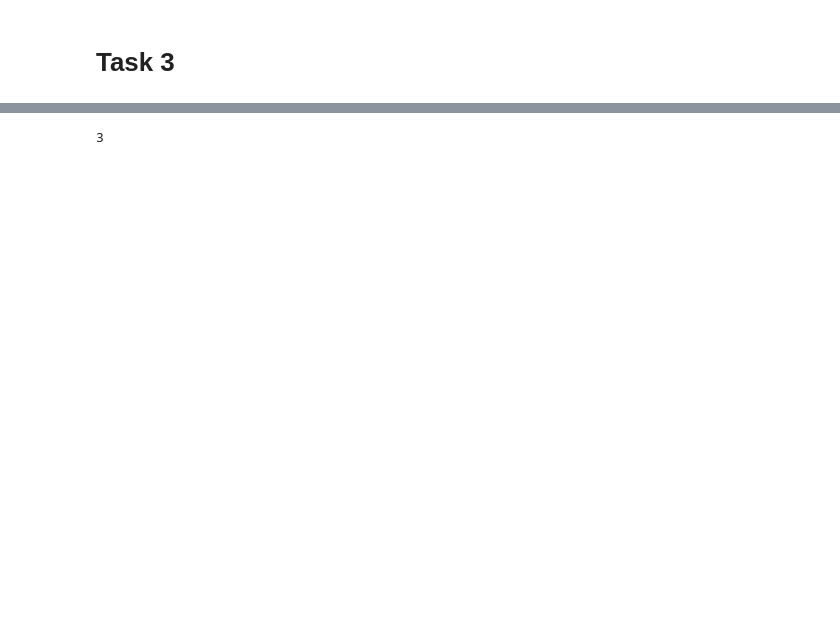
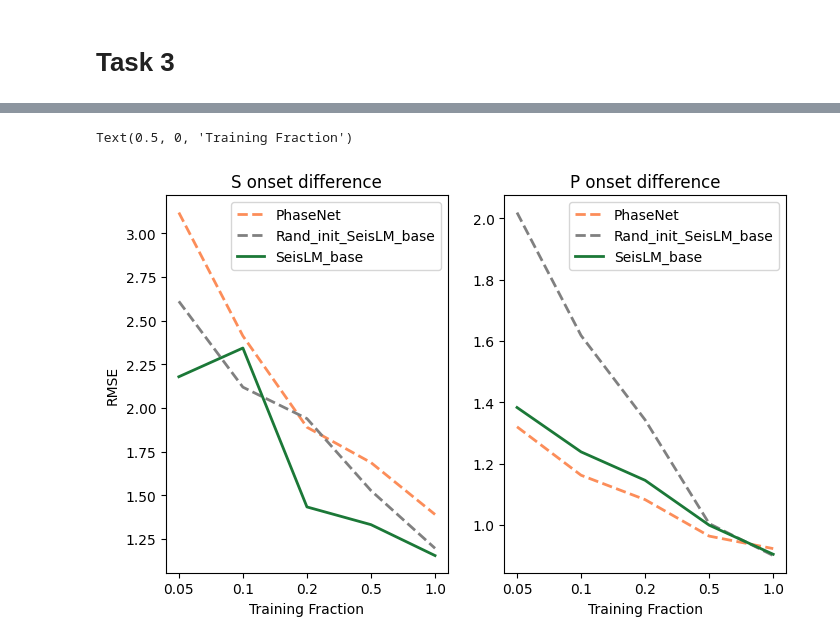
Before and after one commit to liutianlin0121/seisLM, a Jupyter notebook: notebooks/phasepick/new_phasepick-plot-results.ipynb, the cells around one changed output, grey strips where cells are left out. Cells and saved outputs as stored; diff of their text form; code cells hidden in the pictures; blank space fills up the shorter version.

```diff
--- a/notebooks/phasepick/new_phasepick-plot-results.ipynb
+++ b/notebooks/phasepick/new_phasepick-plot-results.ipynb
@@ -294,7 +205,48 @@ plt.show()
-# %%
-len(result_of_models)
-# %% [output]
-3
+# %%
+from collections import defaultdict
+
+S_onset_diff_dict = defaultdict(list)
+P_onset_diff_dict = defaultdict(list)
+
+all_models = list(all_training_frac_results['0.05'].keys())
+
+for model in all_models:
+  for frac in training_fracs:
+    S_onset_diff_dict[model].append(all_training_frac_results[frac][model]['onset_determination']['S_onset_diff'].to_numpy() )
+    P_onset_diff_dict[model].append(all_training_frac_results[frac][model]['onset_determination']['P_onset_diff'].to_numpy())
+
+
+fig, axes = plt.subplots(1, 2, figsize=(8, 4.9))
+
+for key, val in S_onset_diff_dict.items():
+  axes[0].plot(
+    training_fracs,
+    [np.sqrt(np.mean(onset_diff**2)) for onset_diff in val],
+    label=key,
+    ** model_kwargs[key]
+  )
+  axes[0].set_title('S onset difference')
+
+
+for key, val in P_onset_diff_dict.items():
+  axes[1].plot(
+    training_fracs,
+    [np.sqrt(np.mean(onset_diff**2)) for onset_diff in val],
+    label=key,
+    ** model_kwargs[key]
+  )
+  axes[1].set_title('P onset difference')
+
+
+axes[0].legend()
+axes[0].set_xlabel('Training Fraction')
+axes[0].set_ylabel('RMSE')
+
+axes[1].legend()
+axes[1].set_xlabel('Training Fraction')
+# %% [output]
+Text(0.5, 0, 'Training Fraction')
+[figure, added]
 # %%
 bins = np.linspace(-2.5, 2.5, 50)
 
```
Also changed, not shown: parts of 8 cells of this notebook, 1 other file.
